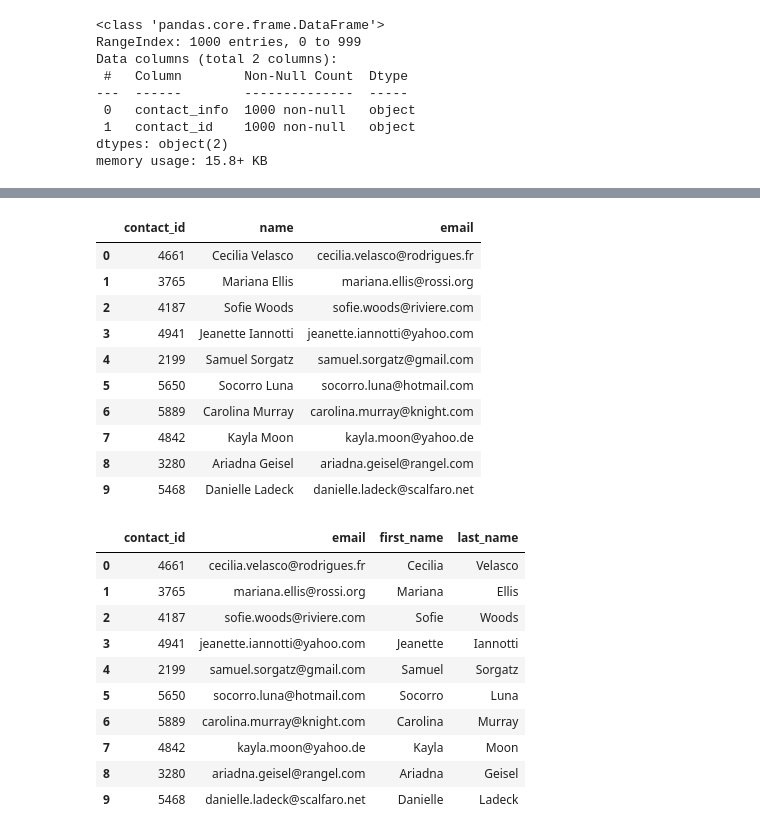
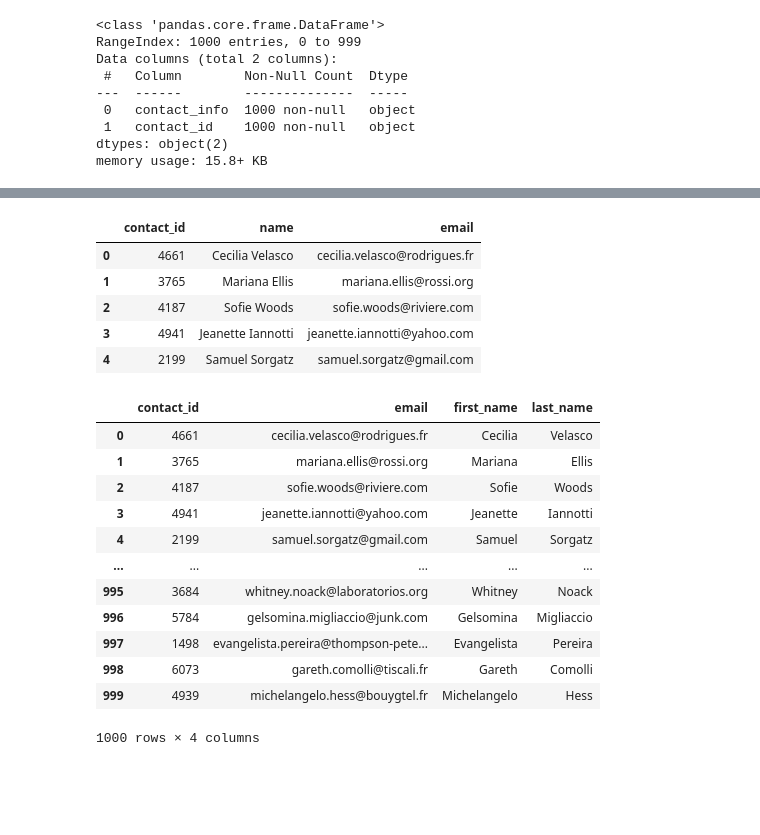
Before and after one commit to Y1U9M9A4I/Crowdfunding_ETL, a Jupyter notebook: ETL_Mini_Project_YSitu_VSingh.ipynb, the cells around one changed output, grey strips where cells are left out. Drawn from its saved outputs; the diff is of its cells as text; code cells hidden in the pictures; blank space fills up the shorter version.

```diff
--- a/ETL_Mini_Project_YSitu_VSingh.ipynb
+++ b/ETL_Mini_Project_YSitu_VSingh.ipynb
@@ -431,6 +433,10 @@ dtypes: object(2)
 memory usage: 15.8+ KB
 # %%
 # Convert the "contact_id" column to an int64 data type.
+# .astype(int) is giving int34 so change to .astype("Int64")
+
+contact_info_df_copy["contact_id"] = contact_info_df_copy["contact_id"].astype("Int64")
+contact_info_df_copy.info()
 # %% [output]
 <class 'pandas.core.frame.DataFrame'>
 RangeIndex: 1000 entries, 0 to 999
@@ -443,0 +450,9 @@ memory usage: 15.8+ KB
+# %%
+# Extract the name of the contact and add it to a new column.
+# Need to avoid " = [^"] ; need to incl star to include all lines but what is excluded = from "name": need to exclude "" and keep all else
+# https://www.dataquest.io/wp-content/uploads/2019/03/python-regular-expressions-cheat-sheet.pdf
+# Mod13 Class 2
+# https://stackoverflow.com/questions/2403122/regular-expression-to-extract-text-between-square-brackets
+
+contact_info_df_copy["name"] = contact_info_df_copy["contact_info"].str.extract(r'"name": "([^"]*)"')
+contact_info_df_copy
@@ -444,3 +473,7 @@ memory usage: 15.8+ KB
 # %%
-# Extract the name of the contact and add it to a new column.
+# Extract the email from the contacts and add the values to a new column.
+
+contact_info_df_copy["email"] = contact_info_df_copy["contact_info"].str.extract(r'"email": "([^"]*)"')
+
+contact_info_df_copy
 # %% [output]
@@ -472,5 +493,8 @@ memory usage: 15.8+ KB
 # %%
 # Create a copy of the contact_info_df with the 'contact_id', 'name', 'email' columns.
+
+contact_demo = contact_info_df_copy.drop(['contact_info'], axis=1)
+contact_demo.head()
 # %% [output]
 |  | contact_id | name | email |
 | 0 | 4661 | Cecilia Velasco | cecilia.velasco@rodrigues.fr |
@@ -478,25 +502,26 @@ memory usage: 15.8+ KB
 | 2 | 4187 | Sofie Woods | sofie.woods@riviere.com |
 | 3 | 4941 | Jeanette Iannotti | jeanette.iannotti@yahoo.com |
 | 4 | 2199 | Samuel Sorgatz | samuel.sorgatz@gmail.com |
-| 5 | 5650 | Socorro Luna | socorro.luna@hotmail.com |
-| 6 | 5889 | Carolina Murray | carolina.murray@knight.com |
-| 7 | 4842 | Kayla Moon | kayla.moon@yahoo.de |
-| 8 | 3280 | Ariadna Geisel | ariadna.geisel@rangel.com |
-| 9 | 5468 | Danielle Ladeck | danielle.ladeck@scalfaro.net |
 # %%
 # Create a "first"name" and "last_name" column with the first and last names from the "name" column.
+# Split on space for first and last names (want sep into own columns, expand=true)
 
+contact_demo[["first_name", "last_name"]] = contact_demo["name"].str.split(' ', expand=True)
 
 # Drop the contact_name column
+
+contact_demo.drop(['name'], axis=1)
 # %% [output]
 |  | contact_id | email | first_name | last_name |
 | 0 | 4661 | cecilia.velasco@rodrigues.fr | Cecilia | Velasco |
 | 1 | 3765 | mariana.ellis@rossi.org | Mariana | Ellis |
 | 2 | 4187 | sofie.woods@riviere.com | Sofie | Woods |
 | 3 | 4941 | jeanette.iannotti@yahoo.com | Jeanette | Iannotti |
 | 4 | 2199 | samuel.sorgatz@gmail.com | Samuel | Sorgatz |
-| 5 | 5650 | socorro.luna@hotmail.com | Socorro | Luna |
-| 6 | 5889 | carolina.murray@knight.com | Carolina | Murray |
-| 7 | 4842 | kayla.moon@yahoo.de | Kayla | Moon |
-| 8 | 3280 | ariadna.geisel@rangel.com | Ariadna | Geisel |
-| 9 | 5468 | danielle.ladeck@scalfaro.net | Danielle | Ladeck |
+| ... | ... | ... | ... | ... |
+| 995 | 3684 | whitney.noack@laboratorios.org | Whitney | Noack |
+| 996 | 5784 | gelsomina.migliaccio@junk.com | Gelsomina | Migliaccio |
+| 997 | 1498 | evangelista.pereira@thompson-pete... | Evangelista | Pereira |
+| 998 | 6073 | gareth.comolli@tiscali.fr | Gareth | Comolli |
+| 999 | 4939 | michelangelo.hess@bouygtel.fr | Michelangelo | Hess |
+1000 rows × 4 columns
```
Also changed, not shown: parts of 10 cells of this notebook, 4 other files.
